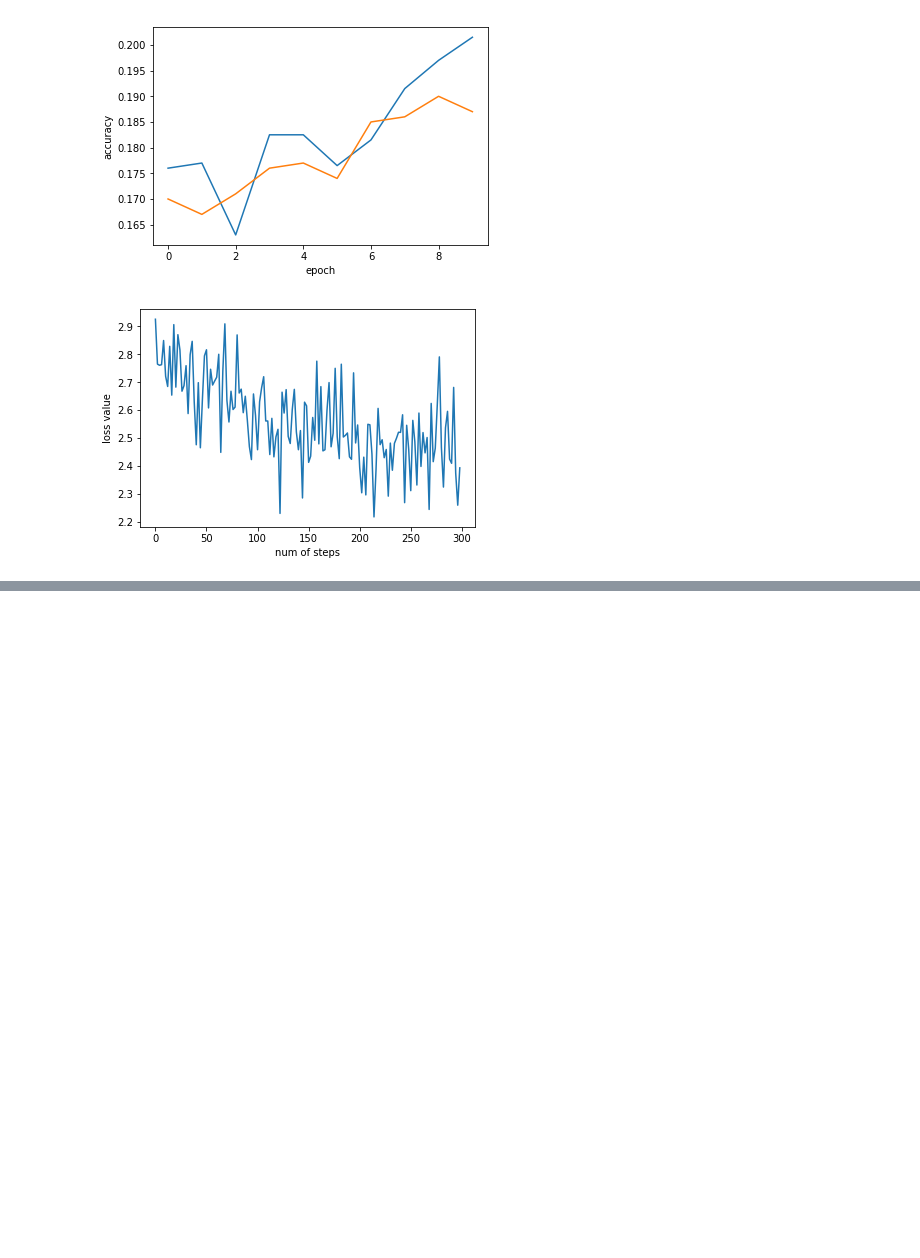
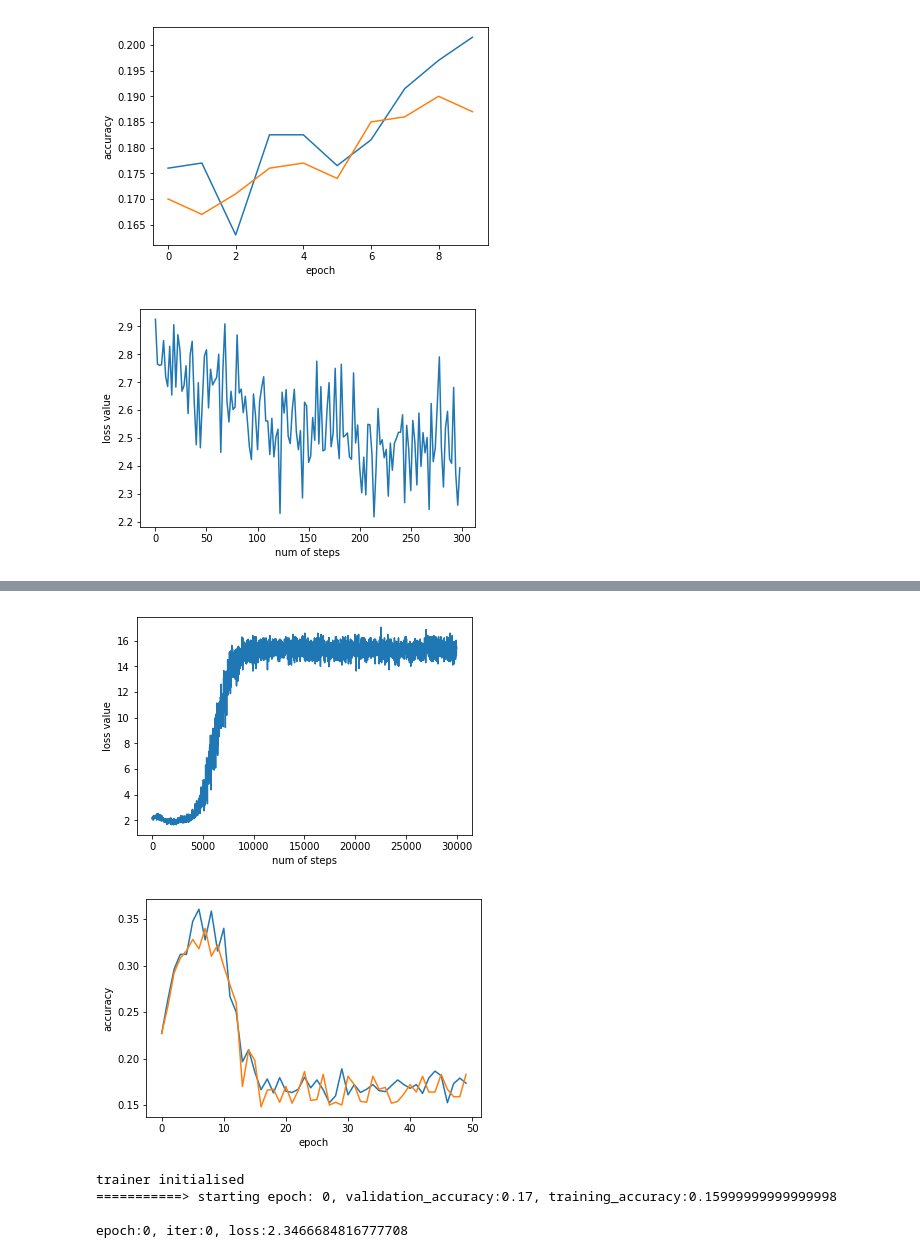
Before and after one commit to Naman-ntc/CS763-Assignments, a Jupyter notebook: Assignment-3/CS763DeepLearningHW/uddeshya/src/crisis.ipynb, the cells around one changed output, grey strips where cells are left out. Saved outputs shown, nothing was run; the diff lists cells and outputs as text; code cells hidden in the pictures; blank space fills up the shorter version.

Commit message:
Trainer in action

```diff
--- a/Assignment-3/CS763DeepLearningHW/uddeshya/src/crisis.ipynb
+++ b/Assignment-3/CS763DeepLearningHW/uddeshya/src/crisis.ipynb
@@ -12,9 +12,13 @@ print('loaded data')
 loaded data
 # %%
 model = Model()
-model.addLayer(Linear(108*108, 200))
+model.addLayer(Linear(108*108, 2000))
 model.addLayer(ReLU())
-model.addLayer(Linear(200, 6))
+model.addLayer(Linear(2000, 200))
+model.addLayer(ReLU())
+model.addLayer(Linear(200, 50))
+model.addLayer(ReLU())
+model.addLayer(Linear(50,6))
 # %%
 lossClass = Criterion()
 learningRate = 1e-4
@@ -98,0 +137,4 @@ trainer.plot_loss()
+# %%
+from Trainer import *
+trainer = Trainer(model, dl, gen_d)
+trainer.train(n_epoch=50, n_iter=600, rec_interval=100, step_interval=10, l_rate=learningRate, beta=0.9, lossClass=lossClass)
@@ -98,0 +159,15 @@ trainer.plot_loss()
+# %%
+trainer.plot_loss()
+trainer.plot_accuracy()
+# %% [output]
+[figure, added]
+[figure, added]
+# %%
+from Trainer import *
+trainer = Trainer(model, dl, gen_d)
+trainer.train(n_epoch=10, n_iter=600, rec_interval=100, step_interval=10, l_rate=learningRate, beta=0.9, lossClass=lossClass)
+# %% [output]
+trainer initialised
+===========> starting epoch: 0, validation_accuracy:0.17, training_accuracy:0.15999999999999998
+
+epoch:0, iter:0, loss:2.3466684816777708
```
Also changed, not shown: parts of 5 cells of this notebook, 1 other file.
